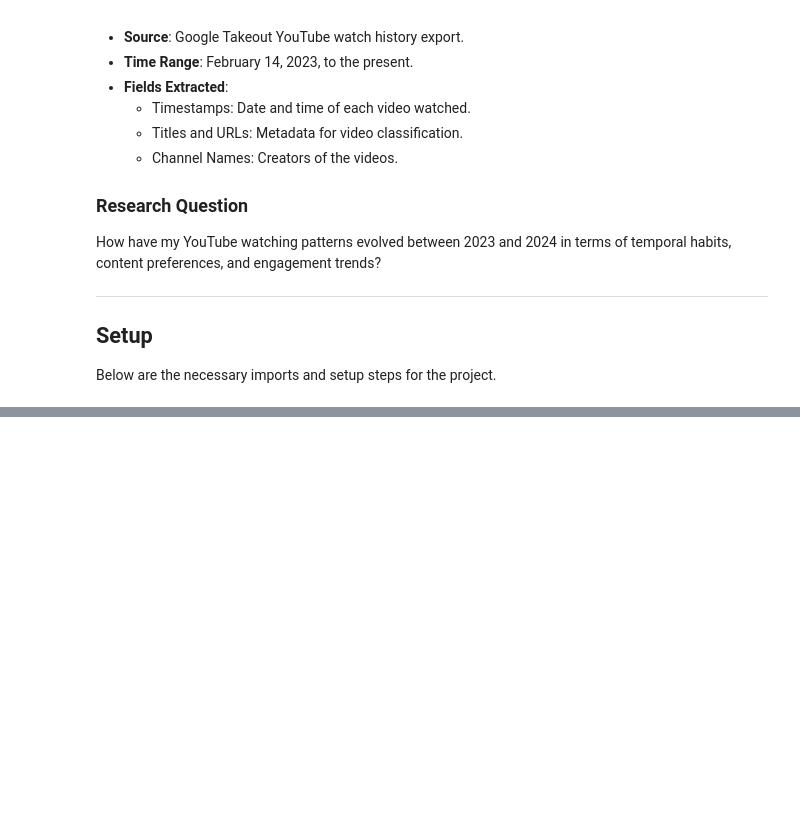
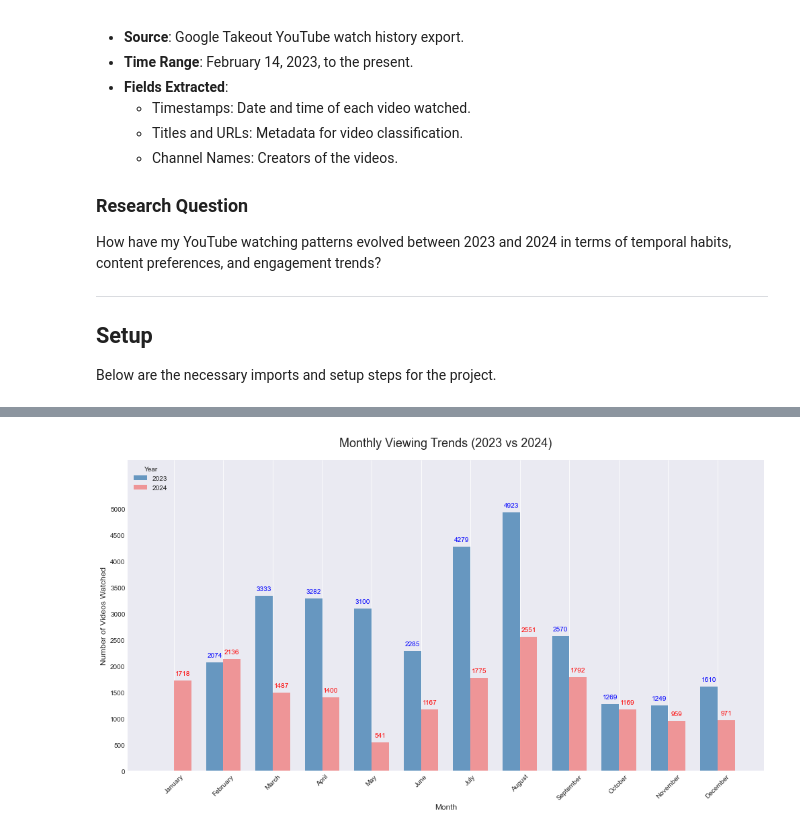
Before and after one commit to utkusama0/CS210-Project, a Jupyter notebook: notebook/youtube_analysis.ipynb, the cells around one changed output, grey strips where cells are left out. Cells and saved outputs as stored; diff of their text form; code cells hidden in the pictures; blank space fills up the shorter version.

```diff
--- a/notebook/youtube_analysis.ipynb
+++ b/notebook/youtube_analysis.ipynb
@@ -118,0 +212,70 @@ KeyboardInterrupt:
+# %%
+import matplotlib.pyplot as plt
+import seaborn as sns
+
+# Define the bar width and spacing
+bar_width = 0.35
+
+# Calculate x positions for the bars
+x = range(len(monthly_counts.index))
+
+# Initialize the figure
+plt.figure(figsize=(14, 8))
+
+# Plot bars for 2023 and 2024 with spacing
+plt.bar(
+    [i - bar_width / 2 for i in x],
+    monthly_counts[2023],
+    width=bar_width,
+    label="2023",
+    color="steelblue",
+    alpha=0.8
+)
+plt.bar(
+    [i + bar_width / 2 for i in x],
+    monthly_counts[2024],
+    width=bar_width,
+    label="2024",
+    color="lightcoral",
+    alpha=0.8
+)
+
+# Annotate bar heights
+for i, (value_2023, value_2024) in enumerate(zip(monthly_counts[2023], monthly_counts[2024])):
+    # Annotate values for 2023
+    if value_2023 > 0:
+        plt.text(
+            i - bar_width / 2,
+            value_2023 + 100,  # Place above the bar
+            f"{int(value_2023)}",
+            ha="center",
+            fontsize=10,
+            color="blue"
+        )
+    # Annotate values for 2024
+    if value_2024 > 0:
+        plt.text(
+            i + bar_width / 2,
+            value_2024 + 100,  # Place above the bar
+            f"{int(value_2024)}",
+            ha="center",
+            fontsize=10,
+            color="red"
+        )
+
+# Customize the plot
+plt.title("Monthly Viewing Trends (2023 vs 2024)", fontsize=18, pad=20)
+plt.xlabel("Month", fontsize=12)
+plt.ylabel("Number of Videos Watched", fontsize=12)
+plt.xticks(x, monthly_counts.index, rotation=45, fontsize=10)
+plt.yticks(range(0, monthly_counts.max().max() + 500, 500))  # Set consistent y-axis intervals
+plt.ylim(0, monthly_counts.max().max() + 1000)  # Add some extra space above the highest bar for annotations
+plt.legend(title="Year", fontsize=10, loc="upper left")  # Place legend inside the plot
+plt.grid(axis="y", linestyle="--", alpha=0.5)
+
+# Save and display the plot
+plt.tight_layout()
+plt.savefig(os.path.join(VISUAL_DIR, "monthly_trends_with_numbers.png"))
+plt.show()
+# %% [output]
+[figure, added]
```
Also changed, not shown: parts of 11 cells of this notebook, 34 other files.
